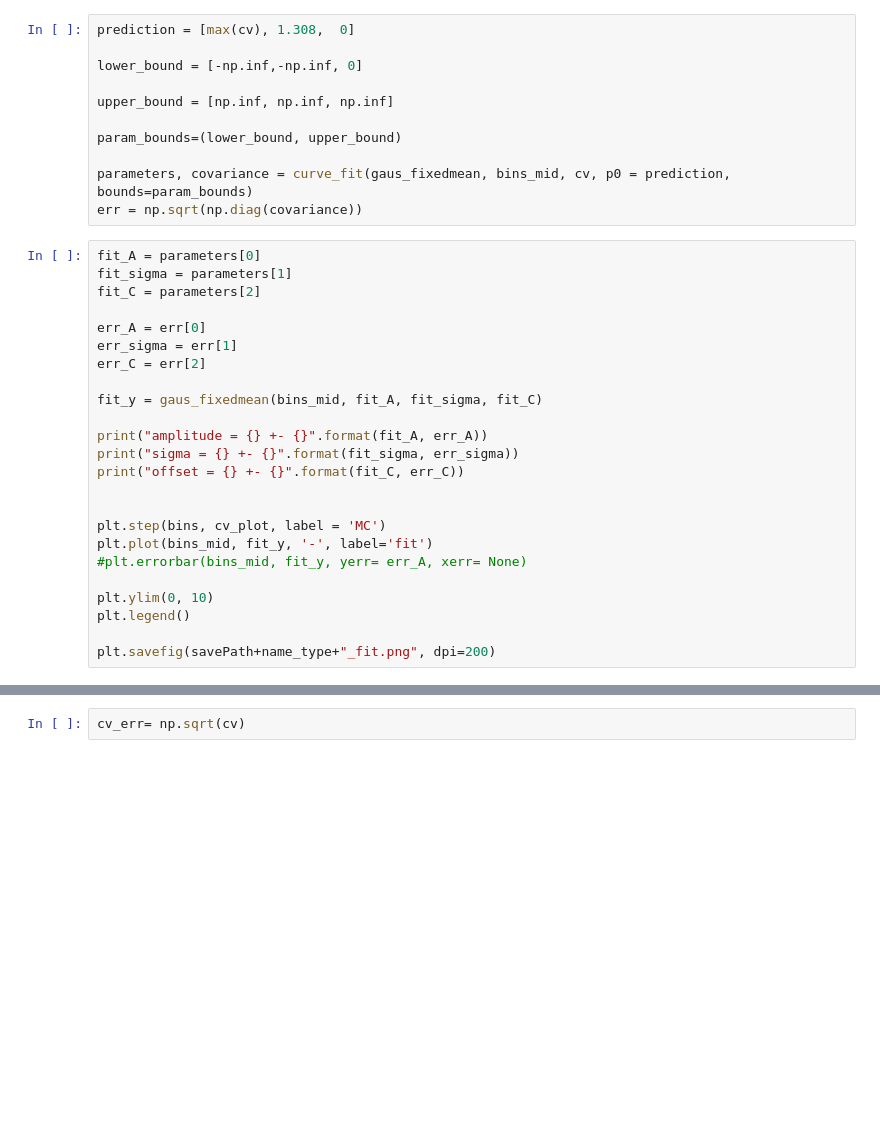
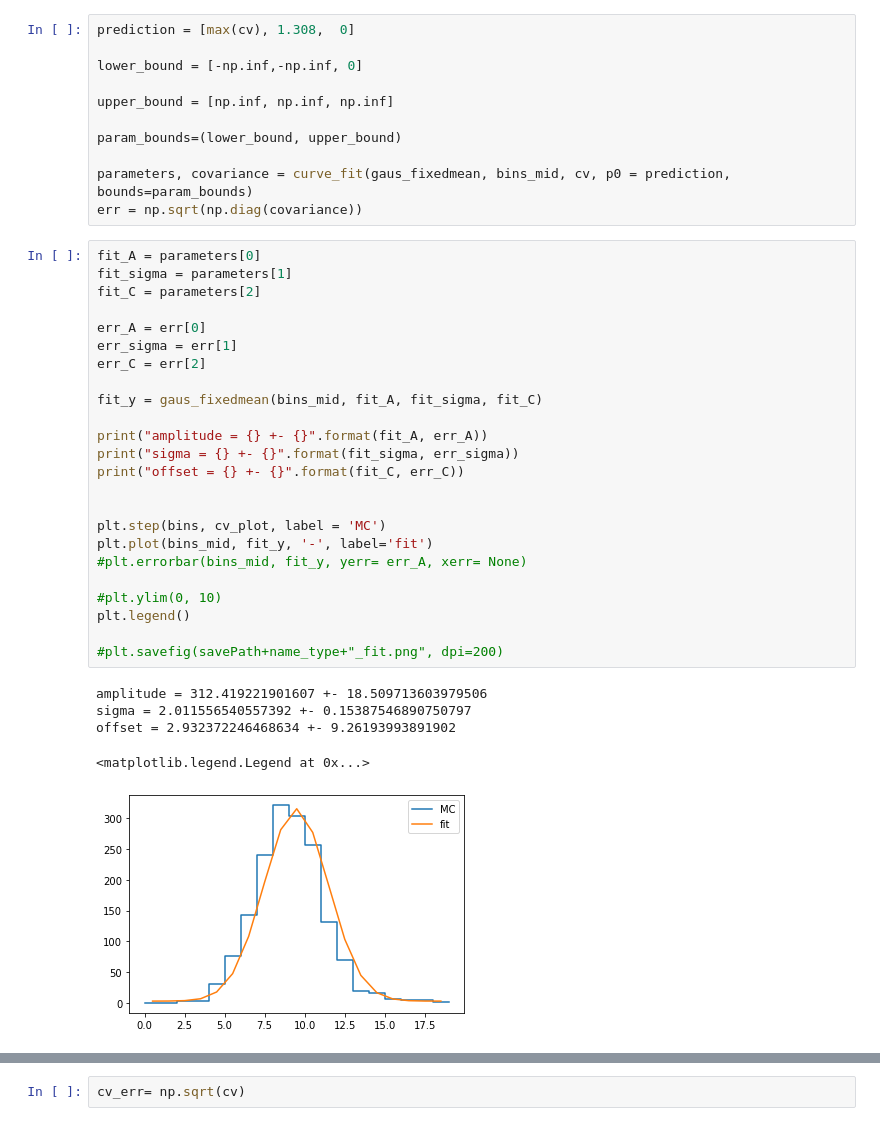
Before and after one commit to VCLanNguyen/HNLPiZero_Selection, a Jupyter notebook: Systematic_notebook/Throwing Gaussian Universe.ipynb, the cells around one changed output, grey strips where cells are left out. Saved outputs shown, nothing was run; the diff lists cells and outputs as text; blank space fills up the shorter version.

```diff
--- a/Systematic_notebook/Throwing Gaussian Universe.ipynb
+++ b/Systematic_notebook/Throwing Gaussian Universe.ipynb
@@ -61,27 +69,33 @@ err = np.sqrt(np.diag(covariance))
 # %%
 fit_A = parameters[0]
 fit_sigma = parameters[1]
 fit_C = parameters[2]
 
 err_A = err[0]
 err_sigma = err[1]
 err_C = err[2]
 
 fit_y = gaus_fixedmean(bins_mid, fit_A, fit_sigma, fit_C)
 
 print("amplitude = {} +- {}".format(fit_A, err_A))
 print("sigma = {} +- {}".format(fit_sigma, err_sigma))
 print("offset = {} +- {}".format(fit_C, err_C))
 
 
 plt.step(bins, cv_plot, label = 'MC')
 plt.plot(bins_mid, fit_y, '-', label='fit')
 #plt.errorbar(bins_mid, fit_y, yerr= err_A, xerr= None)
 
-plt.ylim(0, 10)
+#plt.ylim(0, 10)
 plt.legend()
 
-plt.savefig(savePath+name_type+"_fit.png", dpi=200)
+#plt.savefig(savePath+name_type+"_fit.png", dpi=200)
+# %% [output]
+amplitude = 312.419221901607 +- 18.509713603979506
+sigma = 2.011556540557392 +- 0.15387546890750797
+offset = 2.932372246468634 +- 9.26193993891902
+<matplotlib.legend.Legend at 0x...>
+[figure, added]
 # %%
 #make a gaussian distribution for each parameter
 
```
Also changed, not shown: parts of 8 cells of this notebook, 29 other files.
